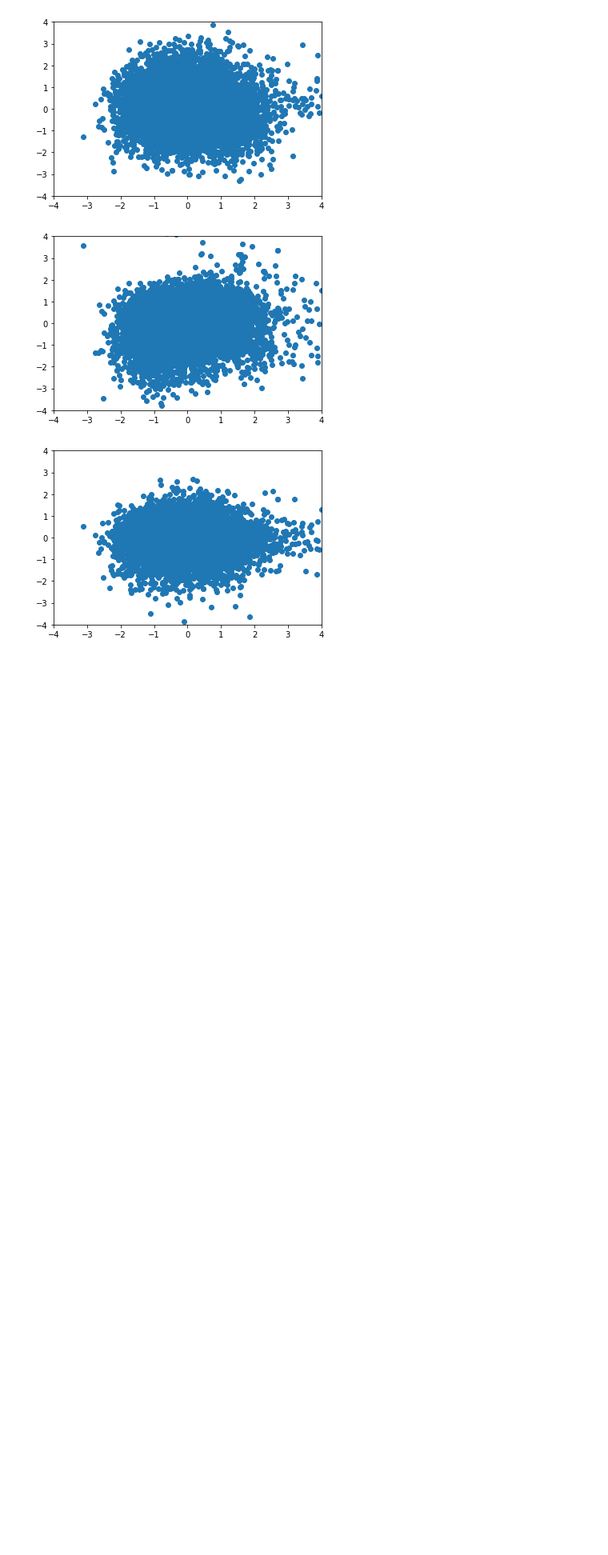
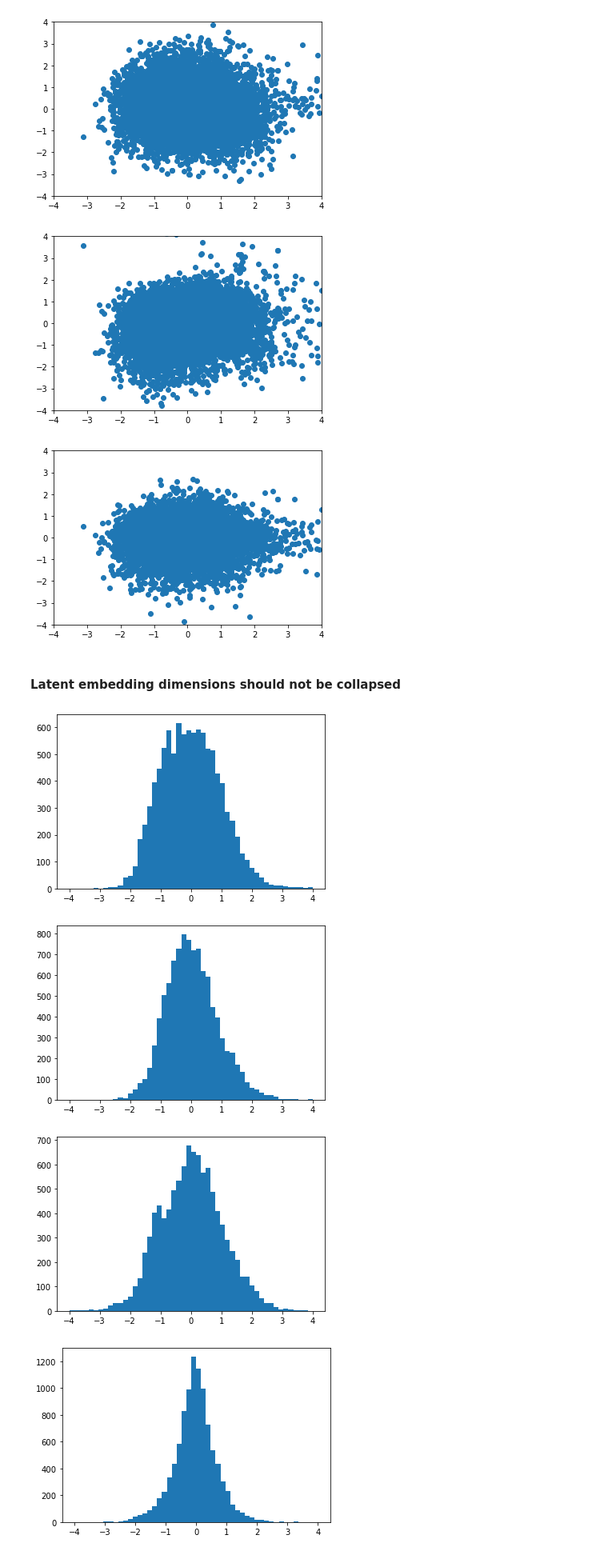
Before and after one commit to wdurno/rl-hypothesis-1, a Jupyter notebook: notebooks/cvae-analysis.ipynb, the cells around one changed output. Shown: that part at 80% size. Cells and saved outputs as stored; diff of their text form; code cells hidden in the pictures; blank space fills up the shorter version.

```diff
--- a/notebooks/cvae-analysis.ipynb
+++ b/notebooks/cvae-analysis.ipynb
@@ -110,3 +110,13 @@ for idx in range(1, cvae_embedding_sample.shape[1]):
 [figure]
 [figure]
 [figure]
+# %% [markdown]
+#### Latent embedding dimensions should not be collapsed
+# %%
+for idx in range(cvae_embedding_sample.shape[1]):
+    hist(cvae_embedding_sample[:,idx], range=(-4, 4))
+# %% [output]
+[figure, added]
+[figure, added]
+[figure, added]
+[figure, added]
```
Also changed, not shown: parts of 5 cells of this notebook.
